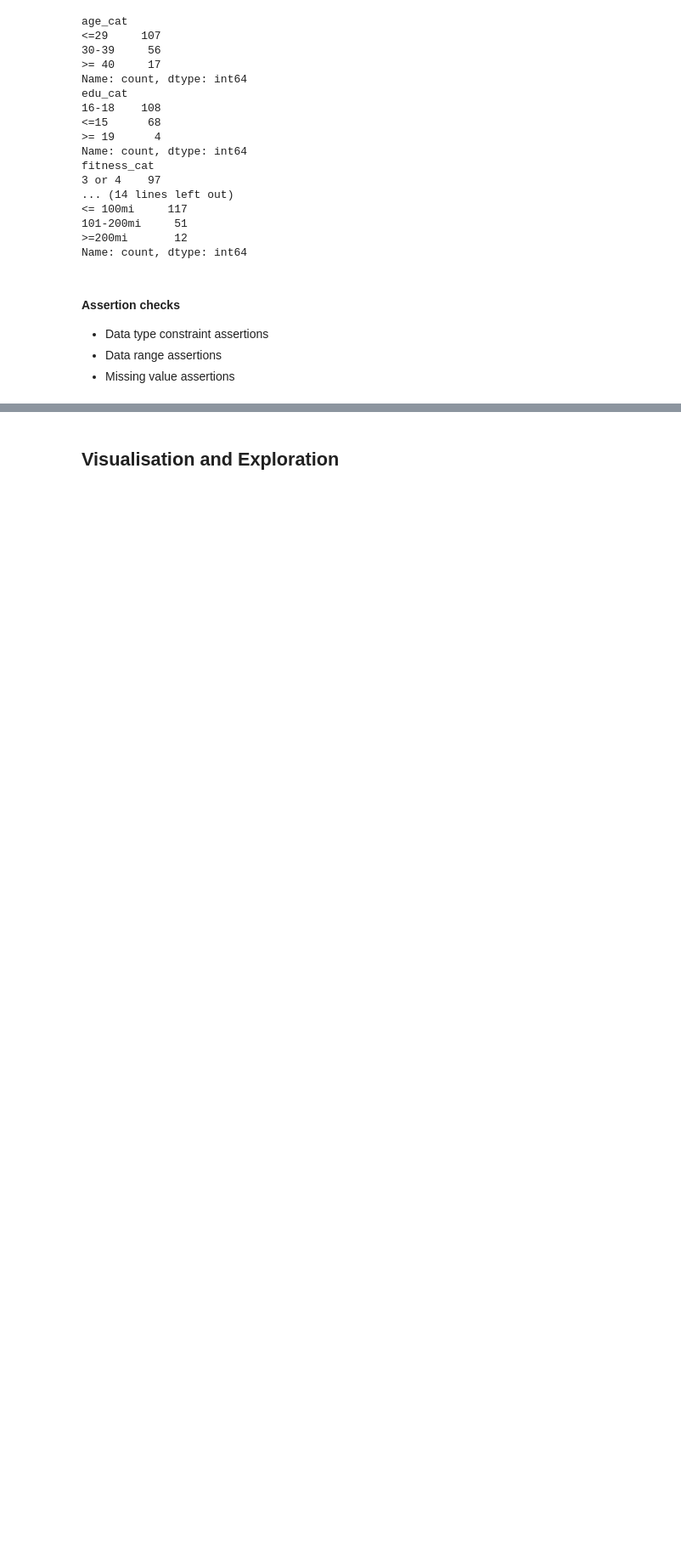
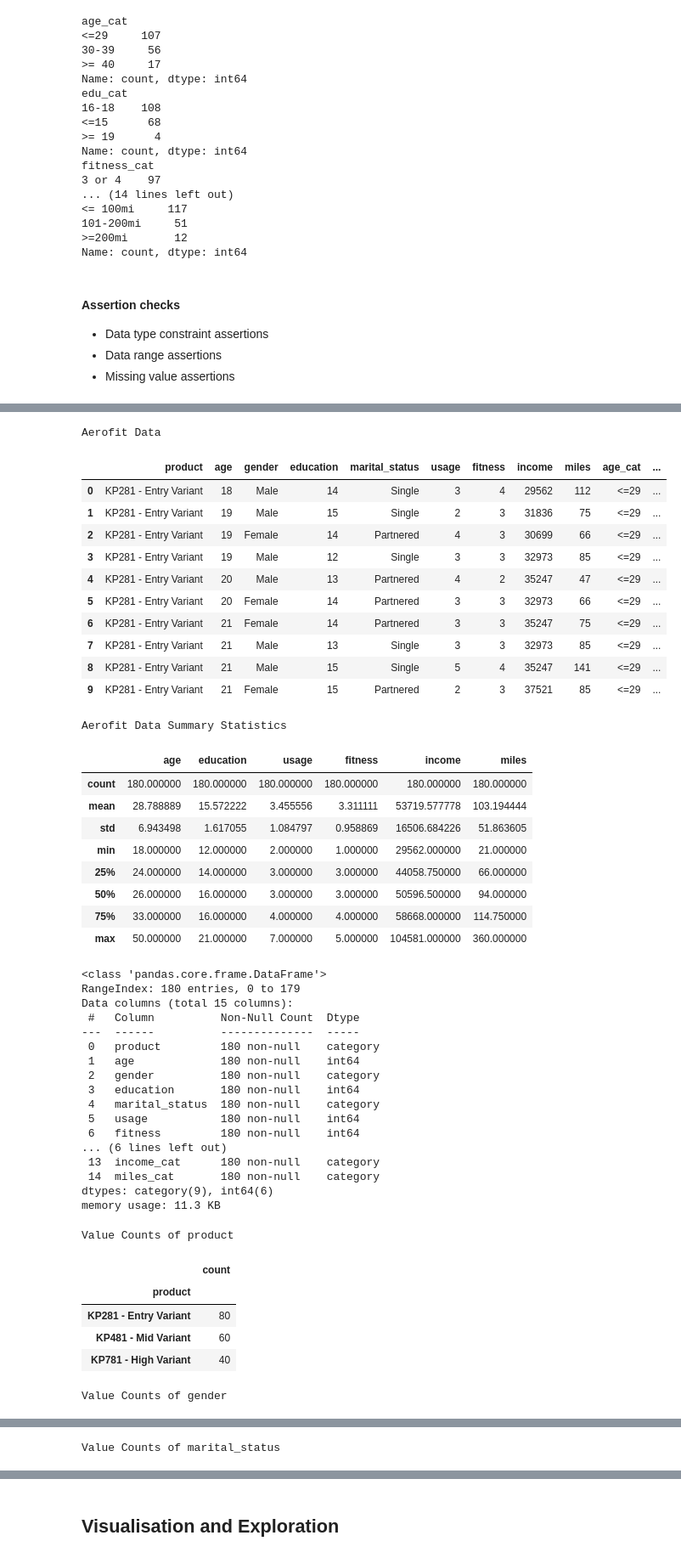
Before and after one commit to jyothisable/Aerofit-EDA, a Jupyter notebook: aerofit EDA.ipynb, the cells around one changed output, grey strips where cells are left out. Shown at 85% size. Cells and saved outputs as stored; diff of their text form; code cells hidden in the pictures; blank space fills up the shorter version.

Commit message:
Final data after cleaning with styles

```diff
--- a/aerofit EDA.ipynb
+++ b/aerofit EDA.ipynb
@@ -387,0 +393,55 @@ assert af_df.dtypes['miles_cat'] == 'category'
+# %%
+display(af_df.head(10).style.set_table_styles(table_styles['cerulean_palette']).set_caption("Aerofit Data"))
+display(af_df.describe().style.set_table_styles(table_styles['cerulean_palette']).set_caption("Aerofit Data Summary Statistics"))
+af_df.info()
+
+# Dislay value count of all categorical variables
+for col in af_df[['product', 'gender', 'marital_status', 'age_cat', 'edu_cat', 'fitness_cat', 'usage_cat', 'income_cat', 'miles_cat']]:
+    display(af_df[col].value_counts().to_frame().style.set_table_styles(table_styles['cerulean_palette']).set_caption(f"Value Counts of {col}"))
+# %% [output]
+Aerofit Data
+|  | product | age | gender | education | marital_status | usage | fitness | income | miles | age_cat | ... |
+| 0 | KP281 - Entry Variant | 18 | Male | 14 | Single | 3 | 4 | 29562 | 112 | <=29 | ... |
+| 1 | KP281 - Entry Variant | 19 | Male | 15 | Single | 2 | 3 | 31836 | 75 | <=29 | ... |
+| 2 | KP281 - Entry Variant | 19 | Female | 14 | Partnered | 4 | 3 | 30699 | 66 | <=29 | ... |
+| 3 | KP281 - Entry Variant | 19 | Male | 12 | Single | 3 | 3 | 32973 | 85 | <=29 | ... |
+| 4 | KP281 - Entry Variant | 20 | Male | 13 | Partnered | 4 | 2 | 35247 | 47 | <=29 | ... |
+| 5 | KP281 - Entry Variant | 20 | Female | 14 | Partnered | 3 | 3 | 32973 | 66 | <=29 | ... |
+| 6 | KP281 - Entry Variant | 21 | Female | 14 | Partnered | 3 | 3 | 35247 | 75 | <=29 | ... |
+| 7 | KP281 - Entry Variant | 21 | Male | 13 | Single | 3 | 3 | 32973 | 85 | <=29 | ... |
+| 8 | KP281 - Entry Variant | 21 | Male | 15 | Single | 5 | 4 | 35247 | 141 | <=29 | ... |
+| 9 | KP281 - Entry Variant | 21 | Female | 15 | Partnered | 2 | 3 | 37521 | 85 | <=29 | ... |
+Aerofit Data Summary Statistics
+|  | age | education | usage | fitness | income | miles |
+| count | 180.000000 | 180.000000 | 180.000000 | 180.000000 | 180.000000 | 180.000000 |
+| mean | 28.788889 | 15.572222 | 3.455556 | 3.311111 | 53719.577778 | 103.194444 |
+| std | 6.943498 | 1.617055 | 1.084797 | 0.958869 | 16506.684226 | 51.863605 |
+| min | 18.000000 | 12.000000 | 2.000000 | 1.000000 | 29562.000000 | 21.000000 |
+| 25% | 24.000000 | 14.000000 | 3.000000 | 3.000000 | 44058.750000 | 66.000000 |
+| 50% | 26.000000 | 16.000000 | 3.000000 | 3.000000 | 50596.500000 | 94.000000 |
+| 75% | 33.000000 | 16.000000 | 4.000000 | 4.000000 | 58668.000000 | 114.750000 |
+| max | 50.000000 | 21.000000 | 7.000000 | 5.000000 | 104581.000000 | 360.000000 |
+<class 'pandas.core.frame.DataFrame'>
+RangeIndex: 180 entries, 0 to 179
+Data columns (total 15 columns):
+ #   Column          Non-Null Count  Dtype
+---  ------          --------------  -----
+ 0   product         180 non-null    category
+ 1   age             180 non-null    int64
+ 2   gender          180 non-null    category
+ 3   education       180 non-null    int64
+ 4   marital_status  180 non-null    category
+ 5   usage           180 non-null    int64
+ 6   fitness         180 non-null    int64
+... (6 lines left out)
+ 13  income_cat      180 non-null    category
+ 14  miles_cat       180 non-null    category
+dtypes: category(9), int64(6)
+memory usage: 11.3 KB
+Value Counts of product
+|  | count |
+| product |  |
+| KP281 - Entry Variant | 80 |
+| KP481 - Mid Variant | 60 |
+| KP781 - High Variant | 40 |
+Value Counts of gender
@@ -387,0 +452 @@ assert af_df.dtypes['miles_cat'] == 'category'
+Value Counts of marital_status
```
Also changed, not shown: parts of 7 cells of this notebook.
